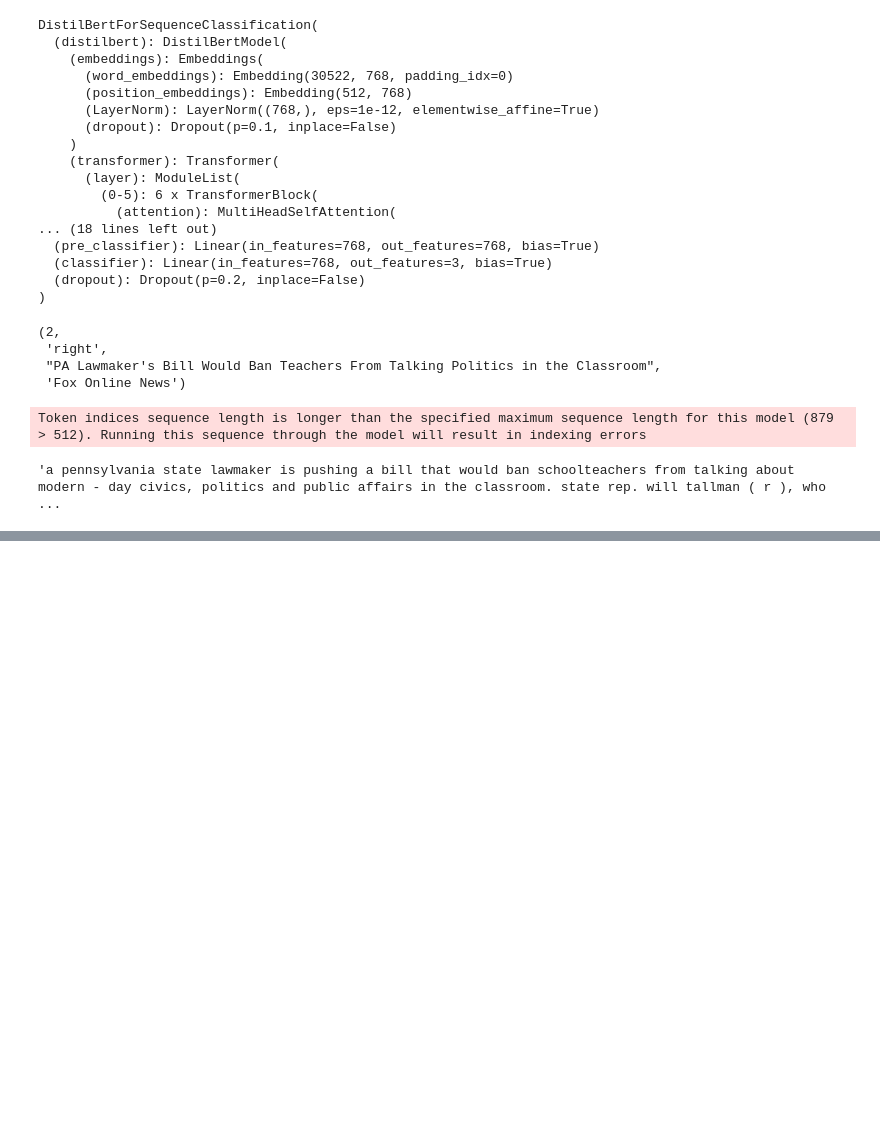
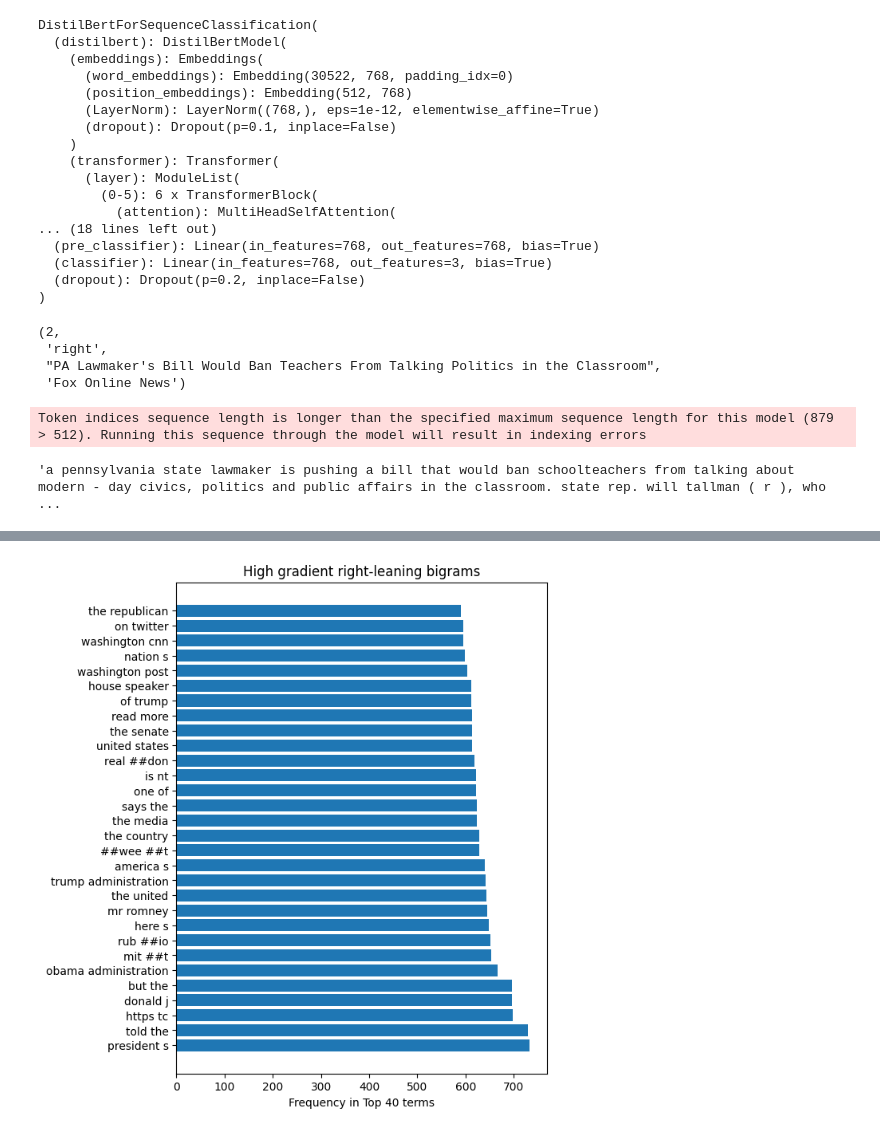
Before and after one commit to sltimmins/CS7322-Project, a Jupyter notebook: ArticleBias.ipynb, the cells around one changed output, grey strips where cells are left out. Drawn from its saved outputs; the diff is of its cells as text; code cells hidden in the pictures; blank space fills up the shorter version.

```diff
--- a/ArticleBias.ipynb
+++ b/ArticleBias.ipynb
@@ -160,0 +233,9 @@ visualize_ngrams_gradients(gradients, inputs['input_ids'], tokenizer, n=10)
+# %%
+labels, counts = zip(*dict(right_leaning_counter2.most_common(30)).items())
+fig, ax = plt.subplots(figsize=(6, 8))
+ax.barh(labels, counts)
+ax.set_xlabel('Frequency in Top 40 terms')
+ax.set_title('High gradient right-leaning bigrams')
+plt.show()
+# %% [output]
+[figure, added]
```
Also changed, not shown: parts of 22 cells of this notebook.
